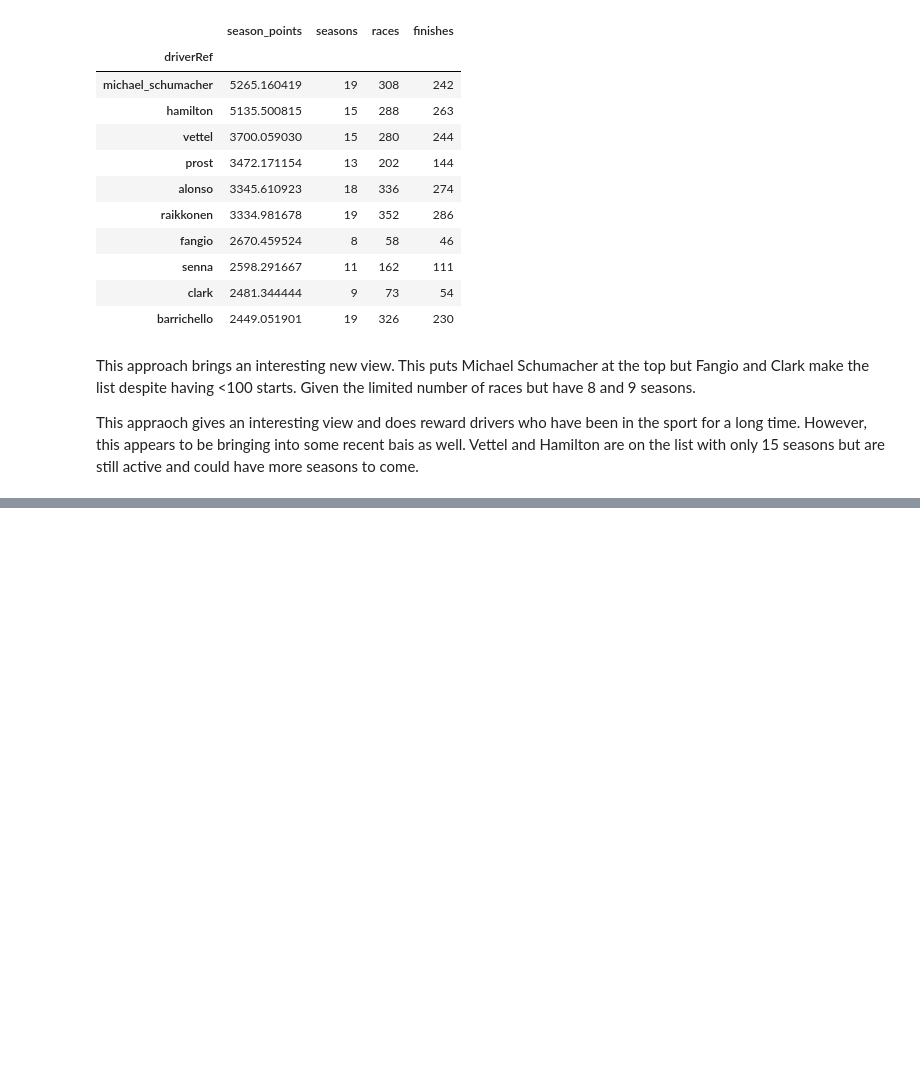
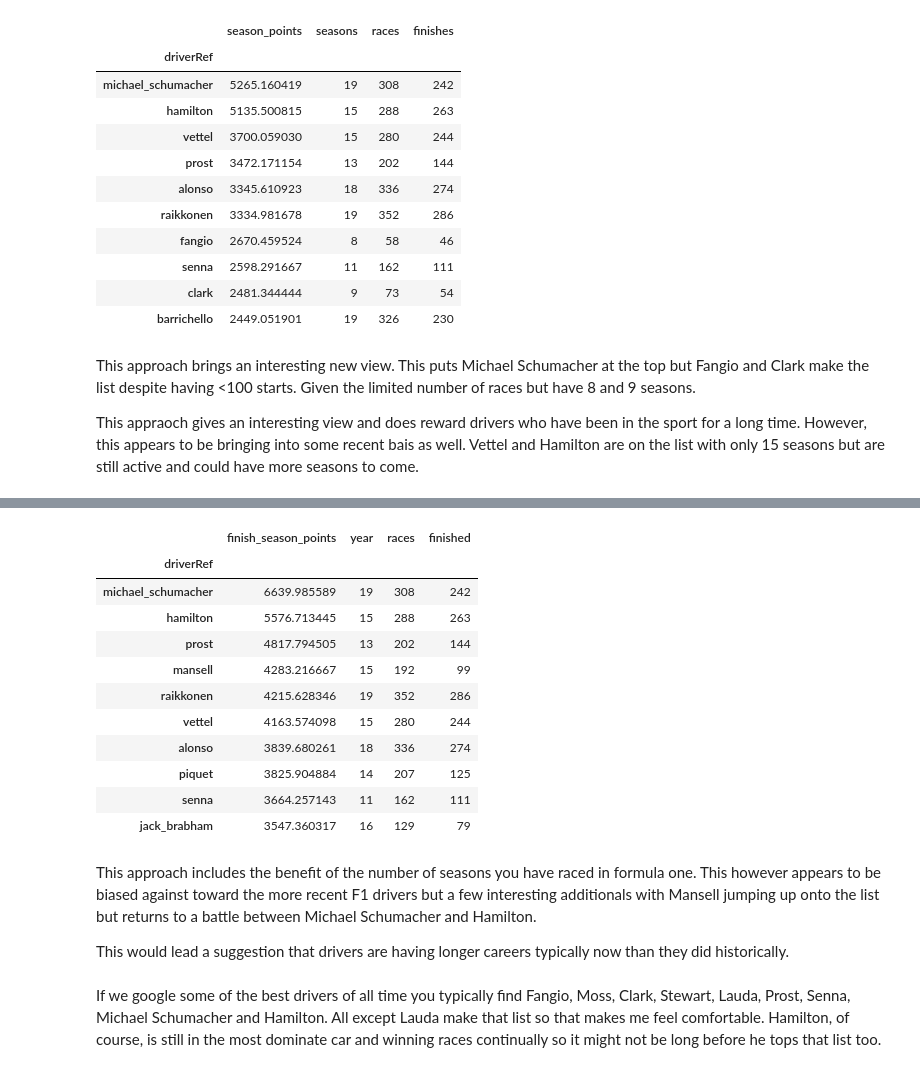
Before and after one commit to PraveenAyush/Formula-1-Analytics, a Jupyter notebook: driver_analysis2.ipynb, the cells around one changed output, grey strips where cells are left out. Saved outputs shown, nothing was run; the diff lists cells and outputs as text; code cells hidden in the pictures; blank space fills up the shorter version.

```diff
--- a/driver_analysis2.ipynb
+++ b/driver_analysis2.ipynb
@@ -150,0 +173,25 @@ This appraoch gives an interesting view and does reward drivers who have been in
+# %%
+points_per_season['finish_season_points'] = points_per_season['new_points']/points_per_season['finished']*22
+points_per_season = points_per_season.reset_index()
+points_per_finish_season = points_per_season.groupby('driverRef').agg({'finish_season_points':'sum','year':'count','races':'sum','finished':'sum'}).sort_values(by='finish_season_points',ascending=False)
+points_per_finish_season.rename(columns={'year':'seasons'})
+points_per_finish_season.head(10)
+# %% [output]
+|  | finish_season_points | year | races | finished |
+| driverRef |  |  |  |  |
+| michael_schumacher | 6639.985589 | 19 | 308 | 242 |
+| hamilton | 5576.713445 | 15 | 288 | 263 |
+| prost | 4817.794505 | 13 | 202 | 144 |
+| mansell | 4283.216667 | 15 | 192 | 99 |
+| raikkonen | 4215.628346 | 19 | 352 | 286 |
+| vettel | 4163.574098 | 15 | 280 | 244 |
+| alonso | 3839.680261 | 18 | 336 | 274 |
+| piquet | 3825.904884 | 14 | 207 | 125 |
+| senna | 3664.257143 | 11 | 162 | 111 |
+| jack_brabham | 3547.360317 | 16 | 129 | 79 |
+# %% [markdown]
+This approach includes the benefit of the number of seasons you have raced in formula one. This however appears to be biased against toward the more recent F1 drivers but a few interesting additionals with Mansell jumping up onto the list but returns to a battle between Michael Schumacher and Hamilton.
+
+This would lead a suggestion that drivers are having longer careers typically now than they did historically.
+# %% [markdown]
+If we google some of the best drivers of all time you typically find Fangio, Moss, Clark, Stewart, Lauda, Prost, Senna, Michael Schumacher and Hamilton. All except Lauda make that list so that makes me feel comfortable. Hamilton, of course, is still in the most dominate car and winning races continually so it might not be long before he tops that list too.
```
Also changed, not shown: parts of 4 cells of this notebook.
